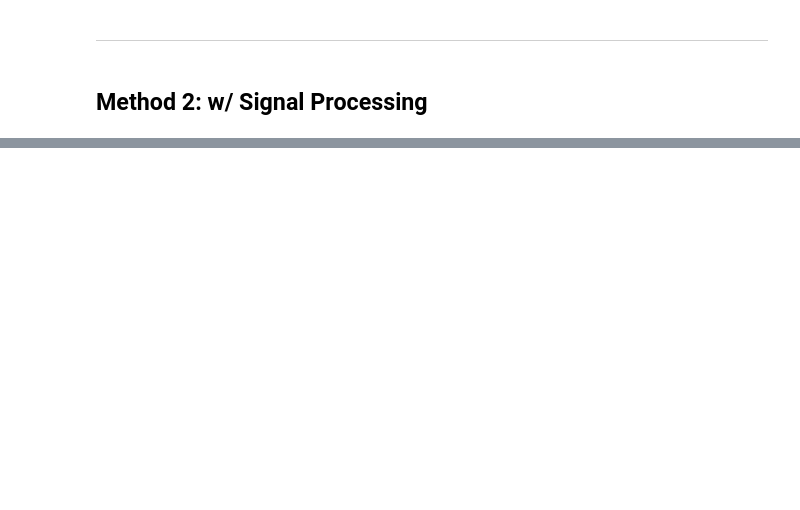
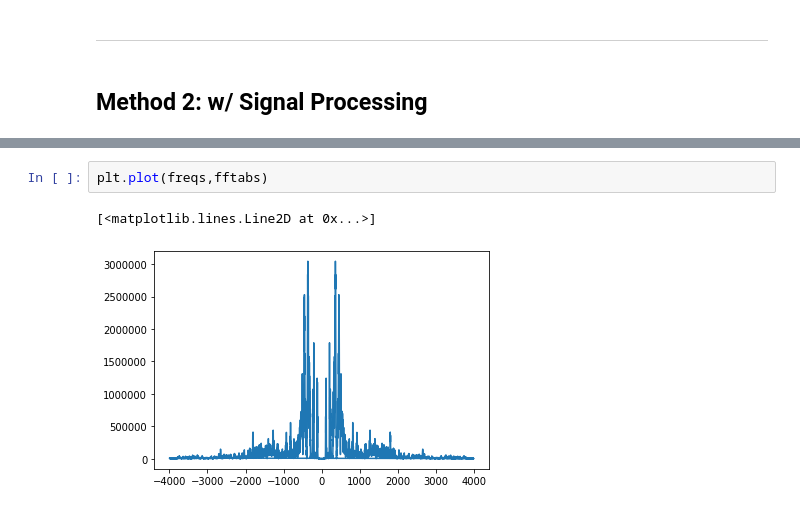
Before and after one commit to kimrharper/data_science_nltk, a Jupyter notebook: audio/digit_analyses.ipynb, the cells around one changed output, grey strips where cells are left out. Cells and saved outputs as stored; diff of their text form; blank space fills up the shorter version.

```diff
--- a/audio/digit_analyses.ipynb
+++ b/audio/digit_analyses.ipynb
@@ -68,0 +81,5 @@ audData.shape[0] / rate
+# %%
+plt.plot(freqs,fftabs)
+# %% [output]
+[<matplotlib.lines.Line2D at 0x...>]
+[figure, added]
```
Also changed, not shown: parts of 24 cells of this notebook.
